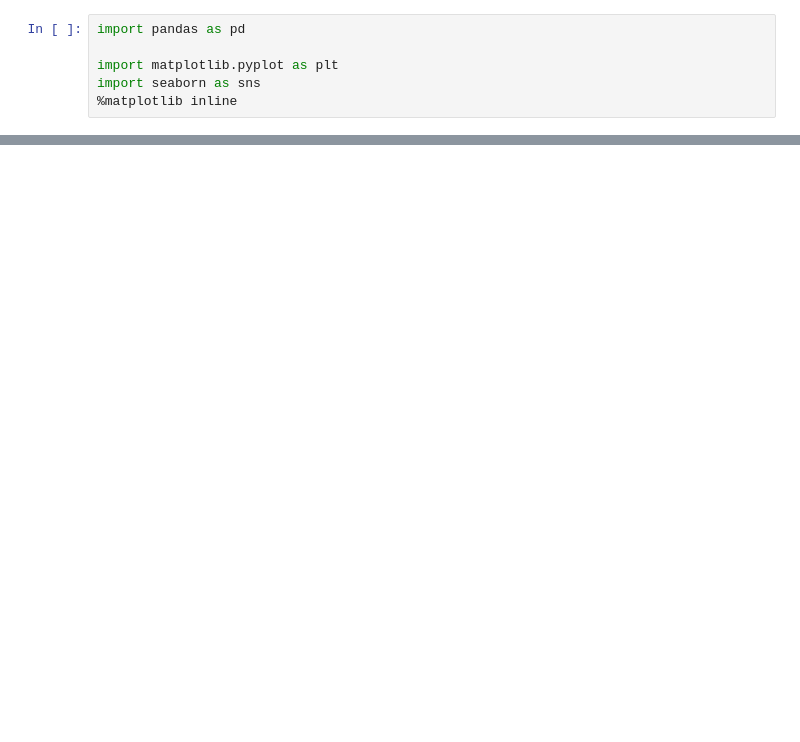
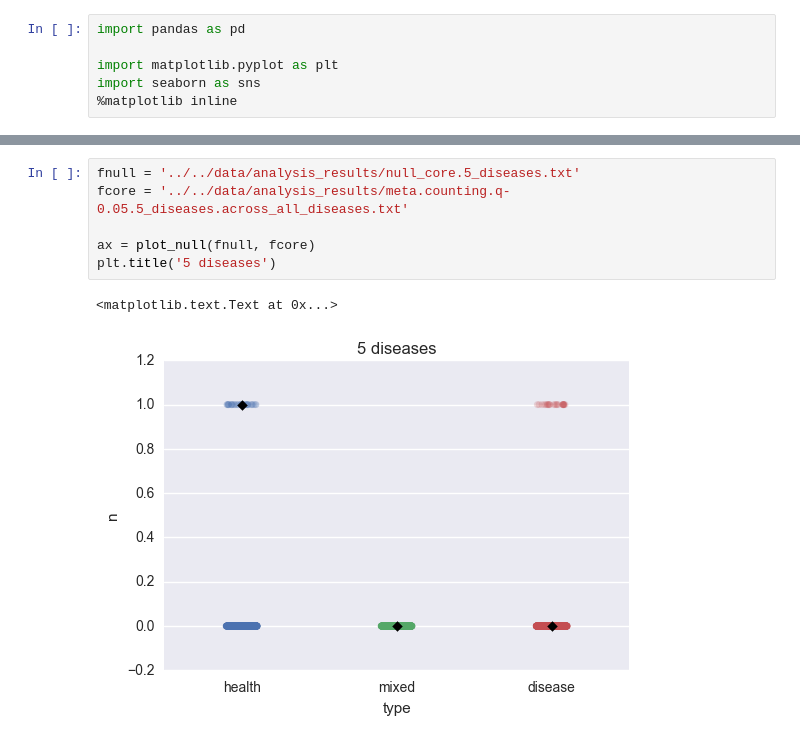
Before and after one commit to cduvallet/microbiomeHD, a Jupyter notebook: src/exploration/2017-08-21.null_core_expectation.ipynb, the cells around one changed output, grey strips where cells are left out. Cells and saved outputs as stored; diff of their text form; blank space fills up the shorter version.

```diff
--- a/src/exploration/2017-08-21.null_core_expectation.ipynb
+++ b/src/exploration/2017-08-21.null_core_expectation.ipynb
@@ -31,0 +67,9 @@ sns.stripplot(data=df, x='type', y='n', jitter=True)
+# %%
+fnull = '../../data/analysis_results/null_core.5_diseases.txt'
+fcore = '../../data/analysis_results/meta.counting.q-0.05.5_diseases.across_all_diseases.txt'
+
+ax = plot_null(fnull, fcore)
+plt.title('5 diseases')
+# %% [output]
+<matplotlib.text.Text at 0x...>
+[figure, added]
```
Also changed, not shown: parts of 12 cells of this notebook, 3 other files.
